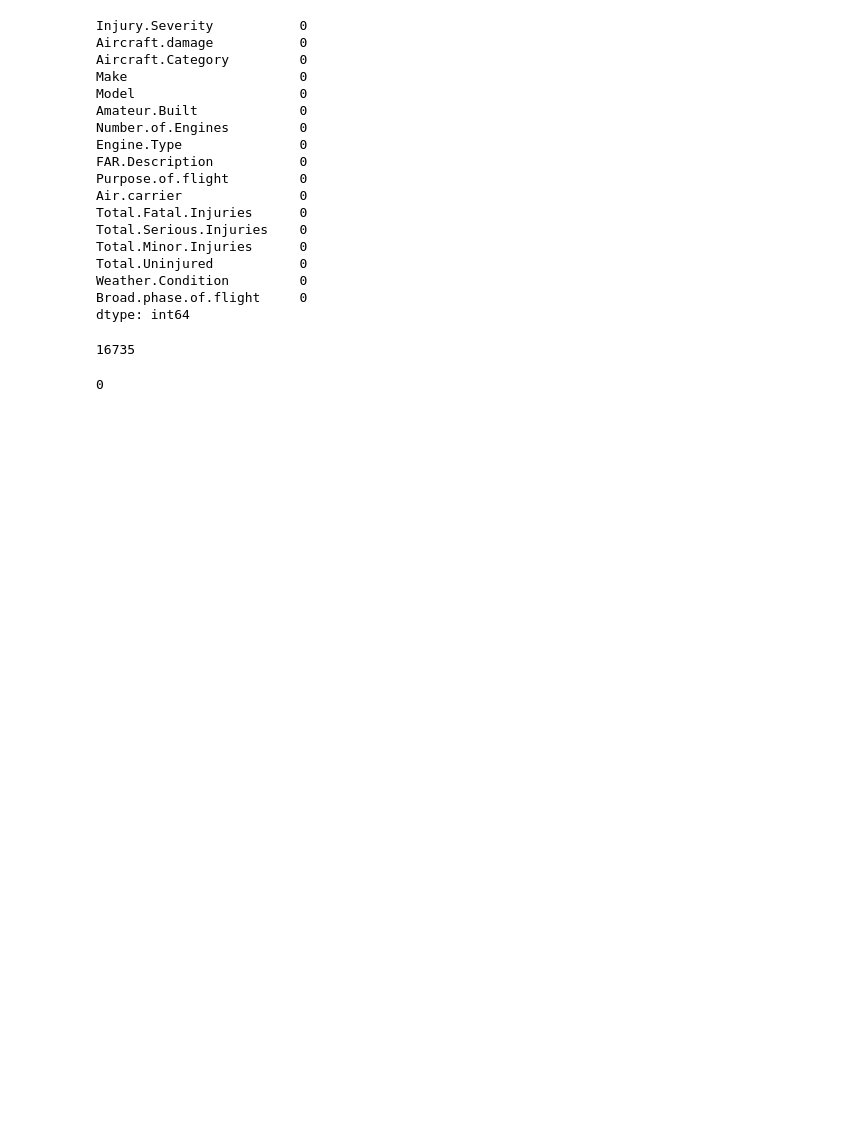
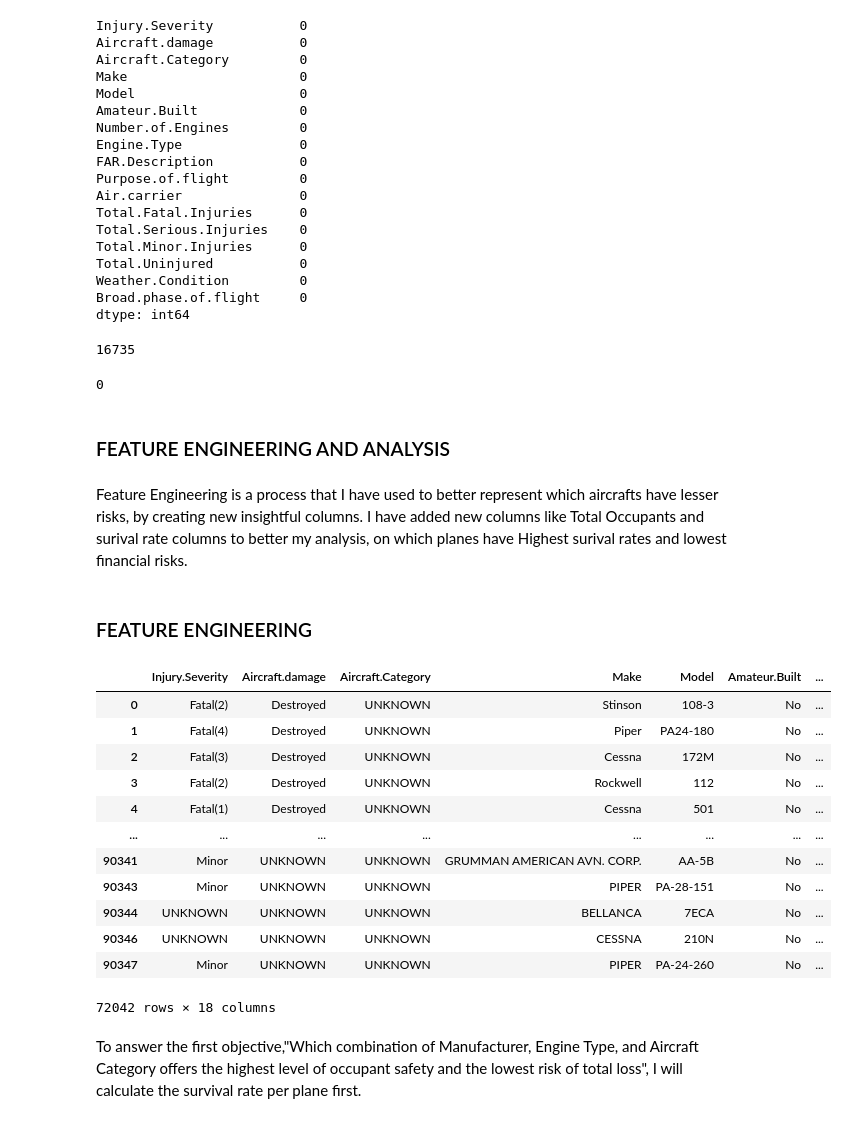
Before and after one commit to angelawachira-eng/Phase_1_-Aviation_Project, a Jupyter notebook: Assignments/Phase1/Phase_1_Project/student.ipynb, the cells around one changed output. Cells and saved outputs as stored; diff of their text form; code cells hidden in the pictures; blank space fills up the shorter version.

Commit message:
Feature Engineering:Creating new insightful columns

```diff
--- a/Assignments/Phase1/Phase_1_Project/student.ipynb
+++ b/Assignments/Phase1/Phase_1_Project/student.ipynb
@@ -252,4 +244,4 @@ See the caveats in the documentation: https://pandas.pydata.org/pandas-docs/stab
 # %%
 numerical_columns1= ["Total.Fatal.Injuries", "Total.Serious.Injuries","Total.Minor.Injuries", "Total.Uninjured"]
 for num in numerical_columns1:
-    new_df.loc[:, num] = new_df[num].fillna(0)
+    new_df[num] = new_df[num].fillna(0)
@@ -299,4 +285,4 @@ dtype: int64
 # %%
 #Working now on filling the missing values in "Number of Engines" column using mean
 median_for_engines = new_df['Number.of.Engines'].median()
-new_df.loc[:, 'Number.of.Engines'] = new_df['Number.of.Engines'].fillna(median_for_engines)
+new_df['Number.of.Engines'] = new_df['Number.of.Engines'].fillna(median_for_engines)
@@ -332,7 +312,7 @@ dtype: int64
 #I will not include Make and Model in categorical data because "Unknown" as a missing value will be irrelevant in these columns.
 categorical_columns= ["Injury.Severity","Aircraft.damage","Aircraft.Category","Amateur.Built","Engine.Type","FAR.Description","Purpose.of.flight","Air.carrier","Weather.Condition","Broad.phase.of.flight"]
 for category in categorical_columns:
-    new_df.loc[:, category] = new_df[category].fillna('UNKNOWN')
+    new_df[category] = new_df[category].fillna('UNKNOWN')
 # %%
 new_df.isnull().sum()
 # %% [output]
@@ -403,3 +383,30 @@ new_df=new_df.drop_duplicates()
 new_df.duplicated().sum()
 # %% [output]
 0
+# %% [markdown]
+### FEATURE ENGINEERING AND ANALYSIS
+# %% [markdown]
+Feature Engineering is a process that I have used to better represent which aircrafts have lesser risks, by creating new insightful columns. I have added new columns like Total Occupants and surival rate columns to better my analysis, on which planes have Highest surival rates and lowest financial risks.
+# %% [markdown]
+### FEATURE ENGINEERING
+# %%
+#Getting number of total occupants per plane
+new_df['Total_Occupants'] = new_df[["Total.Fatal.Injuries", "Total.Serious.Injuries", "Total.Minor.Injuries", "Total.Uninjured"]].sum(axis=1)
+# %%
+new_df
+# %% [output]
+|  | Injury.Severity | Aircraft.damage | Aircraft.Category | Make | Model | Amateur.Built | ... |
+| 0 | Fatal(2) | Destroyed | UNKNOWN | Stinson | 108-3 | No | ... |
+| 1 | Fatal(4) | Destroyed | UNKNOWN | Piper | PA24-180 | No | ... |
+| 2 | Fatal(3) | Destroyed | UNKNOWN | Cessna | 172M | No | ... |
+| 3 | Fatal(2) | Destroyed | UNKNOWN | Rockwell | 112 | No | ... |
+| 4 | Fatal(1) | Destroyed | UNKNOWN | Cessna | 501 | No | ... |
+| ... | ... | ... | ... | ... | ... | ... | ... |
+| 90341 | Minor | UNKNOWN | UNKNOWN | GRUMMAN AMERICAN AVN. CORP. | AA-5B | No | ... |
+| 90343 | Minor | UNKNOWN | UNKNOWN | PIPER | PA-28-151 | No | ... |
+| 90344 | UNKNOWN | UNKNOWN | UNKNOWN | BELLANCA | 7ECA | No | ... |
+| 90346 | UNKNOWN | UNKNOWN | UNKNOWN | CESSNA | 210N | No | ... |
+| 90347 | Minor | UNKNOWN | UNKNOWN | PIPER | PA-24-260 | No | ... |
+72042 rows × 18 columns
+# %% [markdown]
+To answer the first objective,"Which combination of Manufacturer, Engine Type, and Aircraft Category offers the highest level of occupant safety and the lowest risk of total loss", I will calculate the survival rate per plane first.
```
Also changed, not shown: parts of 10 cells of this notebook.
